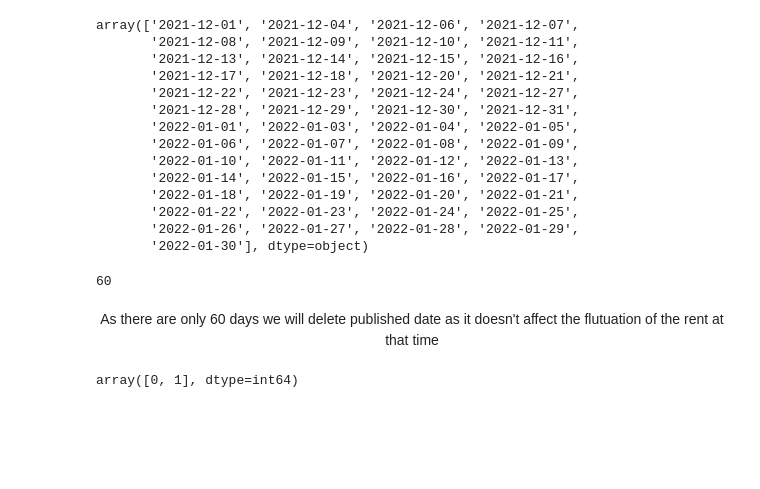
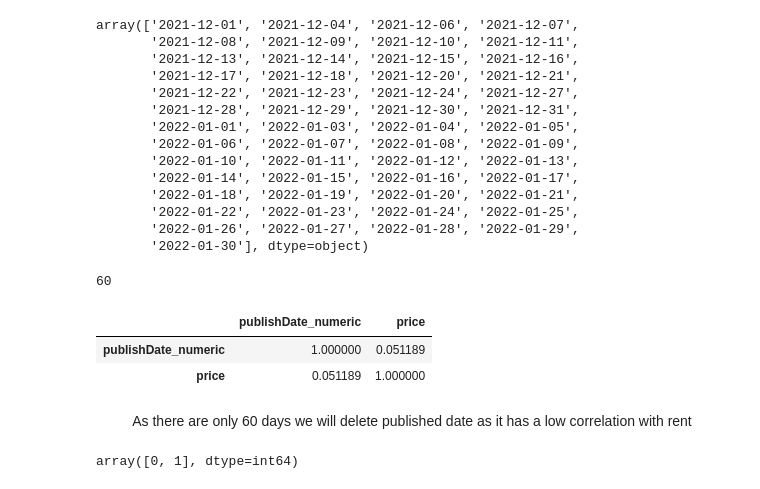
Before and after one commit to fernandes-s/Daft_ie, a Jupyter notebook: daft_ie_eda.ipynb, the cells around one changed output. Cells and saved outputs as stored; diff of their text form; code cells hidden in the pictures; blank space fills up the shorter version.

```diff
--- a/daft_ie_eda.ipynb
+++ b/daft_ie_eda.ipynb
@@ -271,8 +275,21 @@ days_difference = (end_date - start_date).days
 days_difference
 # %% [output]
 60
+# %%
+# Convert the 'publishDate' to datetime format if it's not already
+df['publishDate'] = pd.to_datetime(df['publishDate'])
+
+# Convert 'publishDate' to a Unix timestamp (in nanoseconds) and then divide by 10**9 to get seconds
+df['publishDate_numeric'] = df['publishDate'].view('int64') // 10**9
+
+# Now calculate the correlation between 'publishDate_numeric' and 'price'
+df[['publishDate_numeric', 'price']].corr()
+# %% [output]
+|  | publishDate_numeric | price |
+| publishDate_numeric | 1.000000 | 0.051189 |
+| price | 0.051189 | 1.000000 |
 # %% [markdown]
-<p style="text-align: center;">As there are only 60 days we will delete published date as it doesn't affect the flutuation of the rent at that time</p>
+<p style="text-align: center;">As there are only 60 days we will delete published date as it has a low correlation with rent</p>
 # %%
 # AMV or advised minimum value has only 0 and 1, so we can drop this column as it wont add anything to our analysis
 df["AMV_price"].unique()
```
Also changed, not shown: parts of 22 cells of this notebook, 2 other files.
